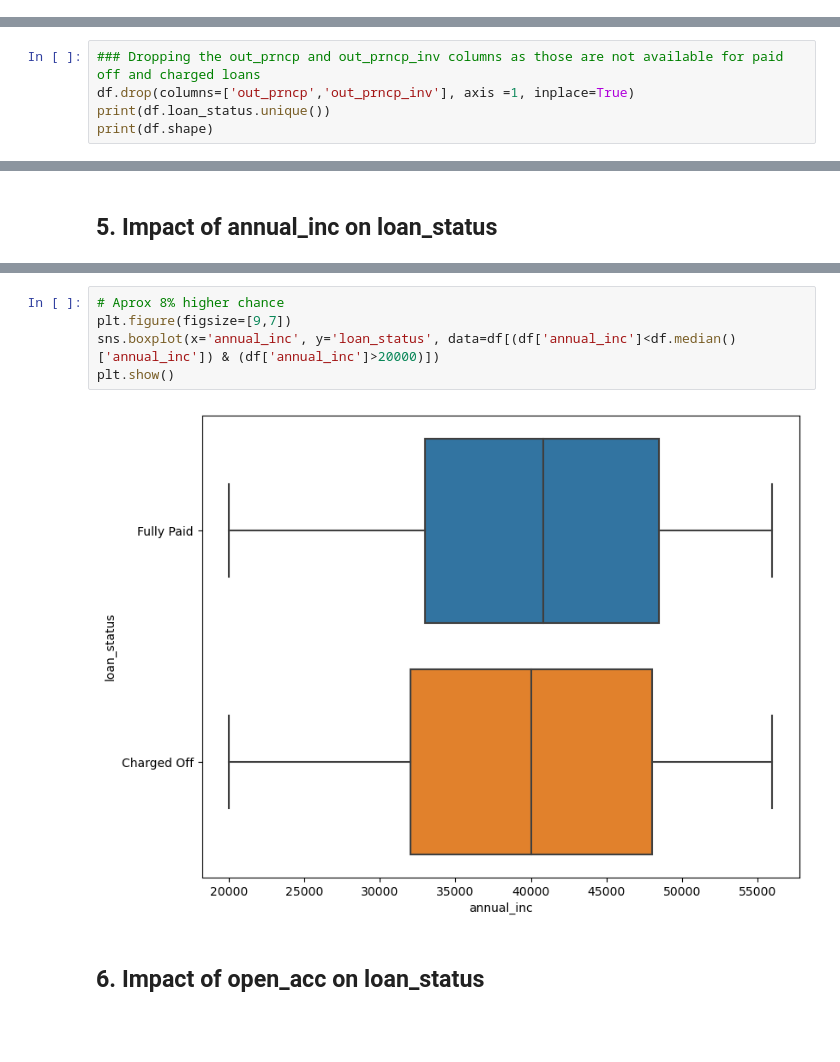
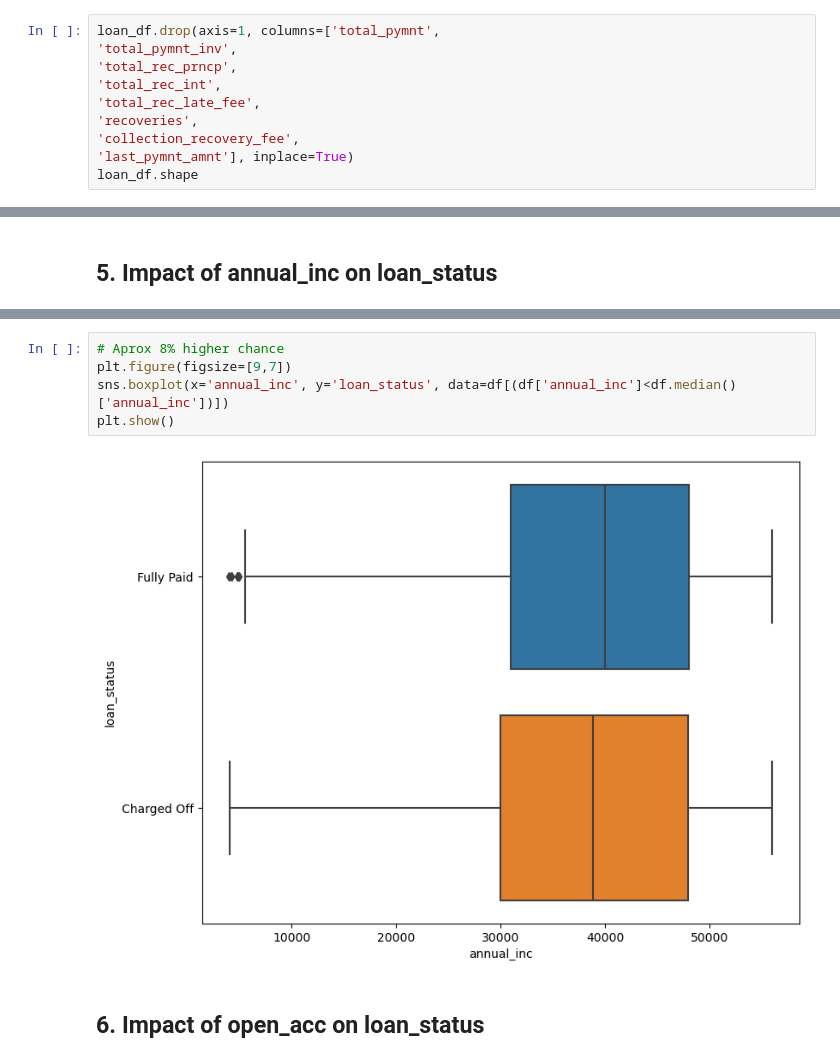
Before and after one commit to sghoshca/lending_club_case_study, a Jupyter notebook: Subhadip_Ghosh_LC_Club.ipynb, the cells around one changed output, grey strips where cells are left out. Cells and saved outputs as stored; diff of their text form; blank space fills up the shorter version.

```diff
--- a/Lending_Club_Case_Study.ipynb
+++ b/Subhadip_Ghosh_LC_Club.ipynb
@@ -95,0 +98,10 @@ loan_df.shape
+# %%
+loan_df.drop(axis=1, columns=['total_pymnt',
+'total_pymnt_inv',
+'total_rec_prncp',
+'total_rec_int',
+'total_rec_late_fee',
+'recoveries',
+'collection_recovery_fee',
+'last_pymnt_amnt'], inplace=True)
+loan_df.shape
@@ -266,5 +288,0 @@ df = loan_df
-# %%
-### Dropping the out_prncp and out_prncp_inv columns as those are not available for paid off and charged loans
-df.drop(columns=['out_prncp','out_prncp_inv'], axis =1, inplace=True)
-print(df.loan_status.unique())
-print(df.shape)
@@ -380,10 +460,10 @@ dtype: float64
 # %%
 # Aprox 8% higher chance
 plt.figure(figsize=[9,7])
-sns.boxplot(x='annual_inc', y='loan_status', data=df[(df['annual_inc']<df.median()['annual_inc']) & (df['annual_inc']>20000)])
+sns.boxplot(x='annual_inc', y='loan_status', data=df[(df['annual_inc']<df.median()['annual_inc'])])
 plt.show()
 # %% [output]
-[figure, old version]
+[figure, new version]
 # %% [markdown]
 ## 6. Impact of open_acc on loan_status
 # %%
```
Also changed, not shown: parts of 50 cells of this notebook, 3 other files.
